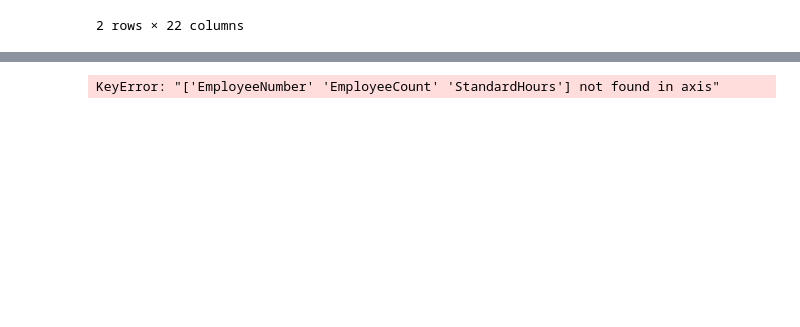
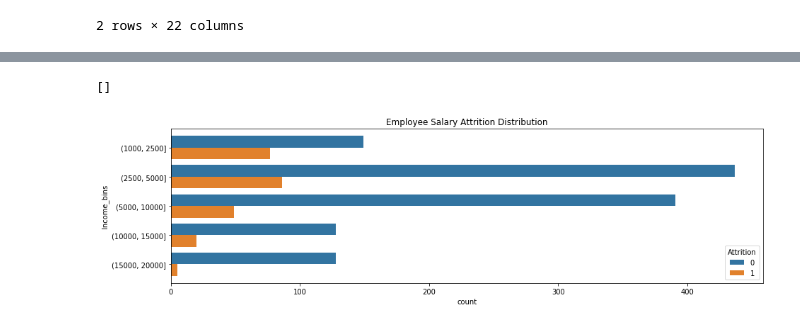
Before and after one commit to hg256/Employee_attrition, a Jupyter notebook: Employee_Attrition.ipynb, the cells around one changed output, grey strips where cells are left out. Saved outputs shown, nothing was run; the diff lists cells and outputs as text; code cells hidden in the pictures; blank space fills up the shorter version.

```diff
--- a/Employee_Attrition.ipynb
+++ b/Employee_Attrition.ipynb
@@ -230,4 +157,11 @@ data['MontlyIncomeByAge'] = data['MontlyIncomeByAge'].astype(int)
+# %%
+data['Income_bins']=pd.cut(data['MonthlyIncome'],[1000,2500,5000,10000,15000,20000])
+# %%
+f, ax = plt.subplots(figsize=(15, 4))
+sns.countplot(y='Income_bins',hue='Attrition',data=data).set_title('Employee Salary Attrition Distribution')
+plt.plot()
+# %% [output]
+[]
+[figure, added]
 # %%
-data = data.drop(['EmployeeNumber', 'EmployeeCount','StandardHours', 'Over18'], axis=1)
+data.drop(['Income_bins'], axis=1,inplace=True)
-# %% [output]
-KeyError: "['EmployeeNumber' 'EmployeeCount' 'StandardHours'] not found in axis"
```
Also changed, not shown: parts of 48 cells of this notebook.
